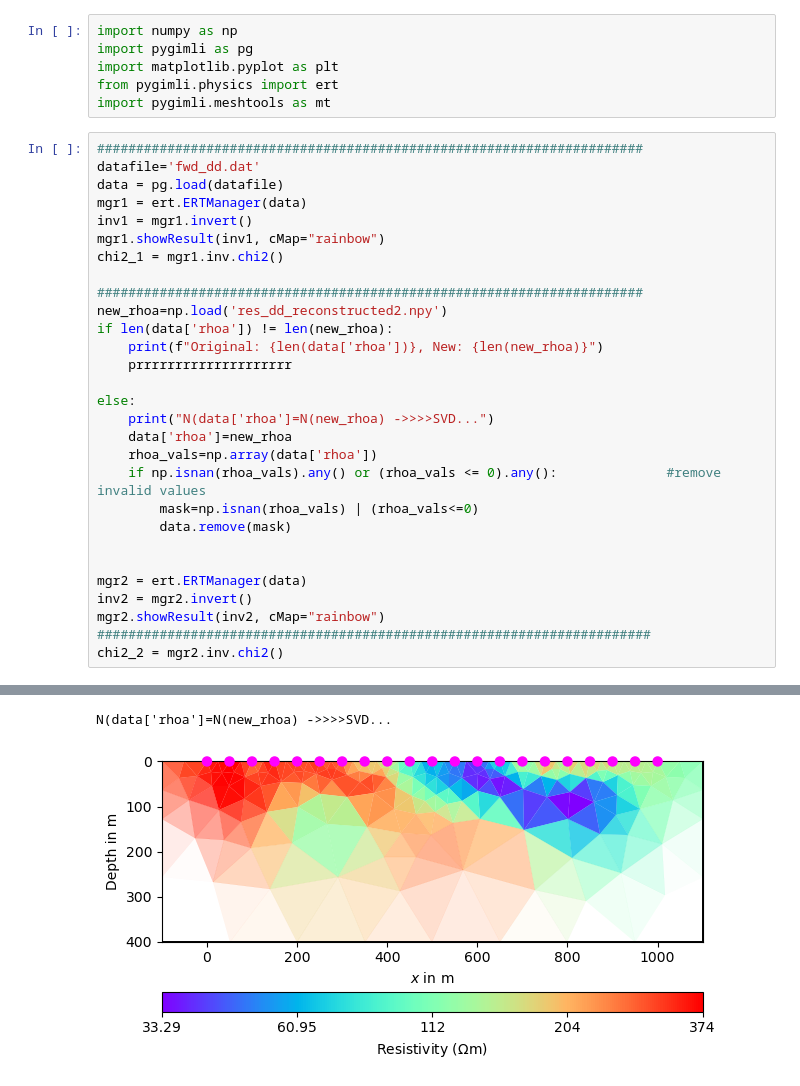
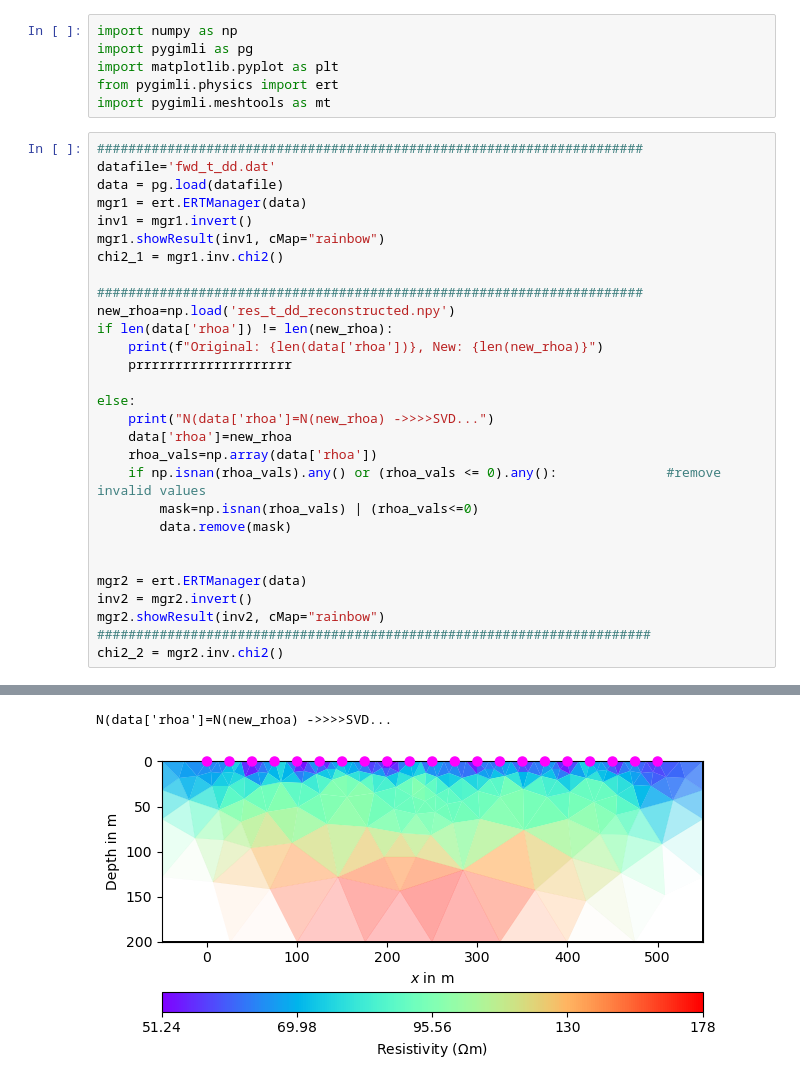
Before and after one commit to sideris25/thesis, a Jupyter notebook: comparison.ipynb, the cells around one changed output, grey strips where cells are left out. Drawn from its saved outputs; the diff is of its cells as text.

```diff
--- a/comparison.ipynb
+++ b/comparison.ipynb
@@ -6,7 +6,7 @@ from pygimli.physics import ert
 import pygimli.meshtools as mt
 # %%
 ######################################################################
-datafile='fwd_dd.dat'
+datafile='fwd_t_dd.dat'
 data = pg.load(datafile)
 mgr1 = ert.ERTManager(data)
 inv1 = mgr1.invert()
@@ -14,7 +14,7 @@ mgr1.showResult(inv1, cMap="rainbow")
 chi2_1 = mgr1.inv.chi2()
 
 ######################################################################
-new_rhoa=np.load('res_dd_reconstructed2.npy')
+new_rhoa=np.load('res_t_dd_reconstructed.npy')
 if len(data['rhoa']) != len(new_rhoa):
     print(f"Original: {len(data['rhoa'])}, New: {len(new_rhoa)}")
     prrrrrrrrrrrrrrrrrrrr
@@ -53,2 +53,2 @@ chi2_2 = mgr2.inv.chi2()
 N(data['rhoa']=N(new_rhoa) ->>>>SVD...
-[figure, old version]
+[figure, new version]
```
Also changed, not shown: parts of 2 cells of this notebook, 6 other files.
